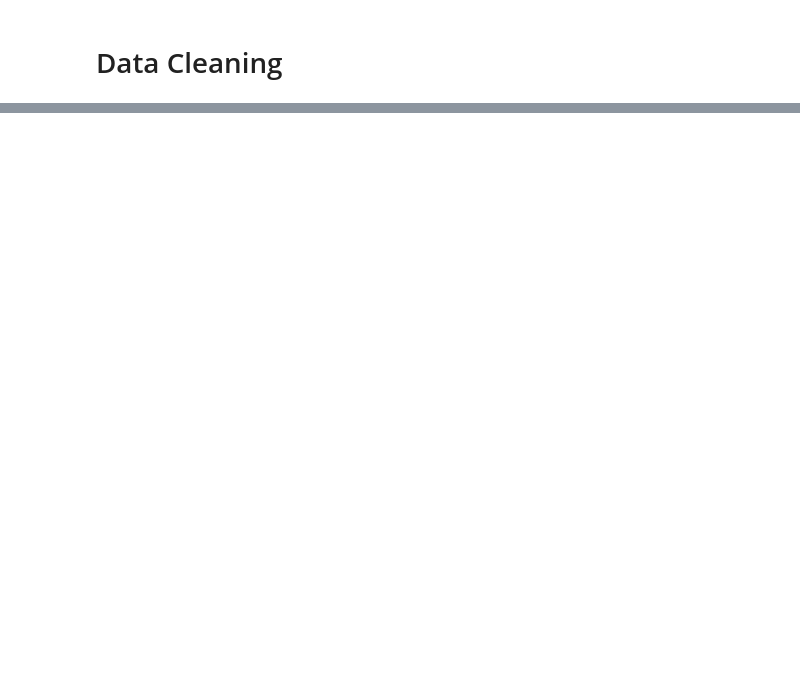
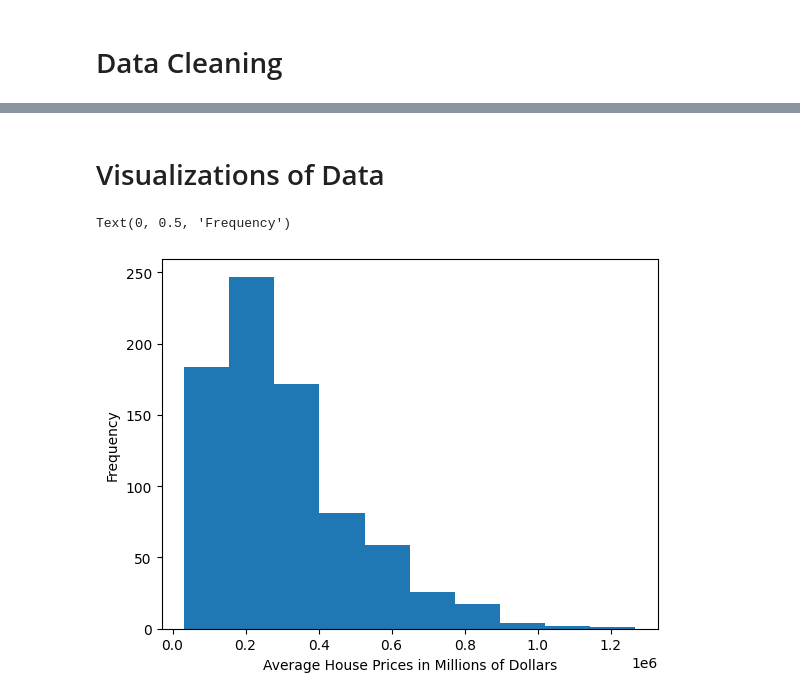
Before and after one commit to ZaynJK/ECON491ML, a Jupyter notebook: crime_vs_avgPrice.ipynb, the cells around one changed output, grey strips where cells are left out. Drawn from its saved outputs; the diff is of its cells as text; code cells hidden in the pictures; blank space fills up the shorter version.

```diff
--- a/crime_vs_avgPrice.ipynb
+++ b/crime_vs_avgPrice.ipynb
@@ -13,6 +11,5 @@ the `?$limit` at the end of url signifies the number of rows to pull
 # %%
-crime_df = pd.read_json("https://data.cityofchicago.org/resource/crimes.json?$limit=50000")
-housing_df = pd.read_json(
-    "https://datacatalog.cookcountyil.gov/resource/8f9d-wy2d.json?$limit=50000"
-)
+crime_df = pd.read_json("crimes.json")
+housing_df = pd.read_json("housing.json")
 tract_boundaries = gpd.read_file('b.geojson')
+parks = gpd.read_file("park.geojson")
@@ -29,11 +33,19 @@ crime_gdf = gpd.GeoDataFrame(
     geometry=gpd.points_from_xy(crime_df.longitude, crime_df.latitude),
 )
 crime_gdf = gpd.sjoin(crime_gdf, tract_boundaries, how="left", predicate="within")
+
+parks_gdf = gpd.GeoDataFrame(
+    parks,
+    crs="EPSG:4326",
+    geometry=gpd.points_from_xy(parks.x_coord, parks.y_coord),
+)
+parks_gdf = gpd.sjoin(parks_gdf, tract_boundaries, how="left", predicate="within")
 # %% [markdown]
 # Data Cleaning
 # %%
 housing_df["geoid"] = housing_df["geo_geoid"].astype(str)[:-4]
 crime_gdf["geoid"] = crime_gdf["geoid10"]
+parks_gdf["geoid"] = parks_gdf["geoid10"]
 
 # print((crime_gdf['geoid10'].unique()))
 # print((housing_df['geoid'].unique()))
@@ -46,9 +58,11 @@ crime_gdf["geoid"] = crime_gdf["geoid10"]
 # # df['geoid'] = (crime_gdf["geoid10"].unique()+housing_df["geoid"].unique()).unique()
 # # df['crime'] = crime_gdf.groupby('geoid10').size().values
 crime_counts = crime_gdf["geoid"].value_counts().rename_axis("geoid").reset_index(name="crime_counts")
+park_counts = parks_gdf["geoid"].value_counts().rename_axis("geoid").reset_index(name="park_counts")
 # print(crime_gdf.groupby('geoid', as_index=False)['geoid'].count())
 avg_house_sale = housing_df.groupby("geoid", as_index=False)["meta_sale_price"].mean()
 
 df = pd.merge(avg_house_sale, crime_counts, on="geoid", how="left")
-print(df)
+df = pd.merge(df, park_counts, on="geoid", how="left")
+df.head()
 # %% [output]
@@ -75,0 +113,9 @@ plt.show()
+# %% [markdown]
+# Visualizations of Data
+# %%
+plt.hist(df['meta_sale_price'])
+plt.xlabel("Average House Prices in Millions of Dollars")
+plt.ylabel("Frequency")
+# %% [output]
+Text(0, 0.5, 'Frequency')
+[figure, added]
```
Also changed, not shown: parts of 25 cells of this notebook, 3 other files.
